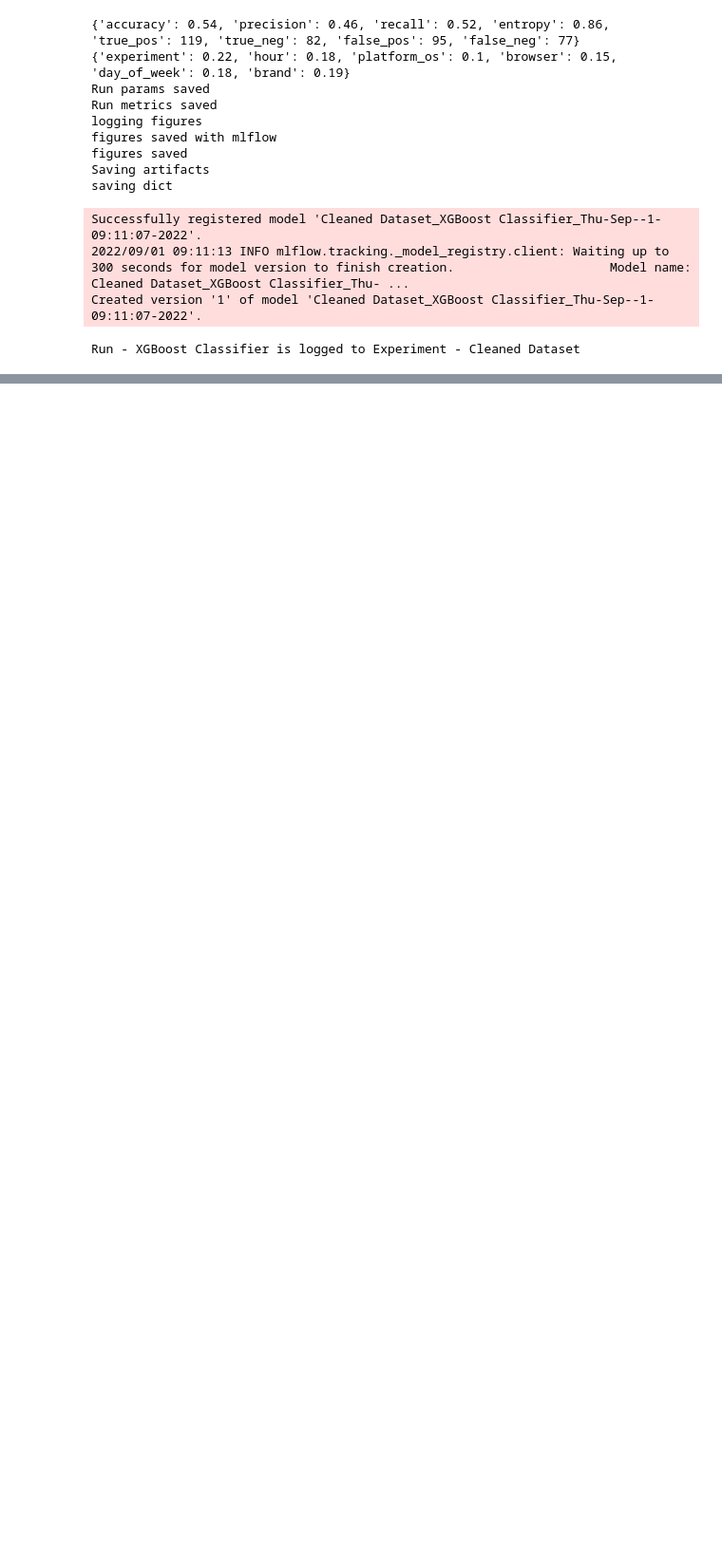
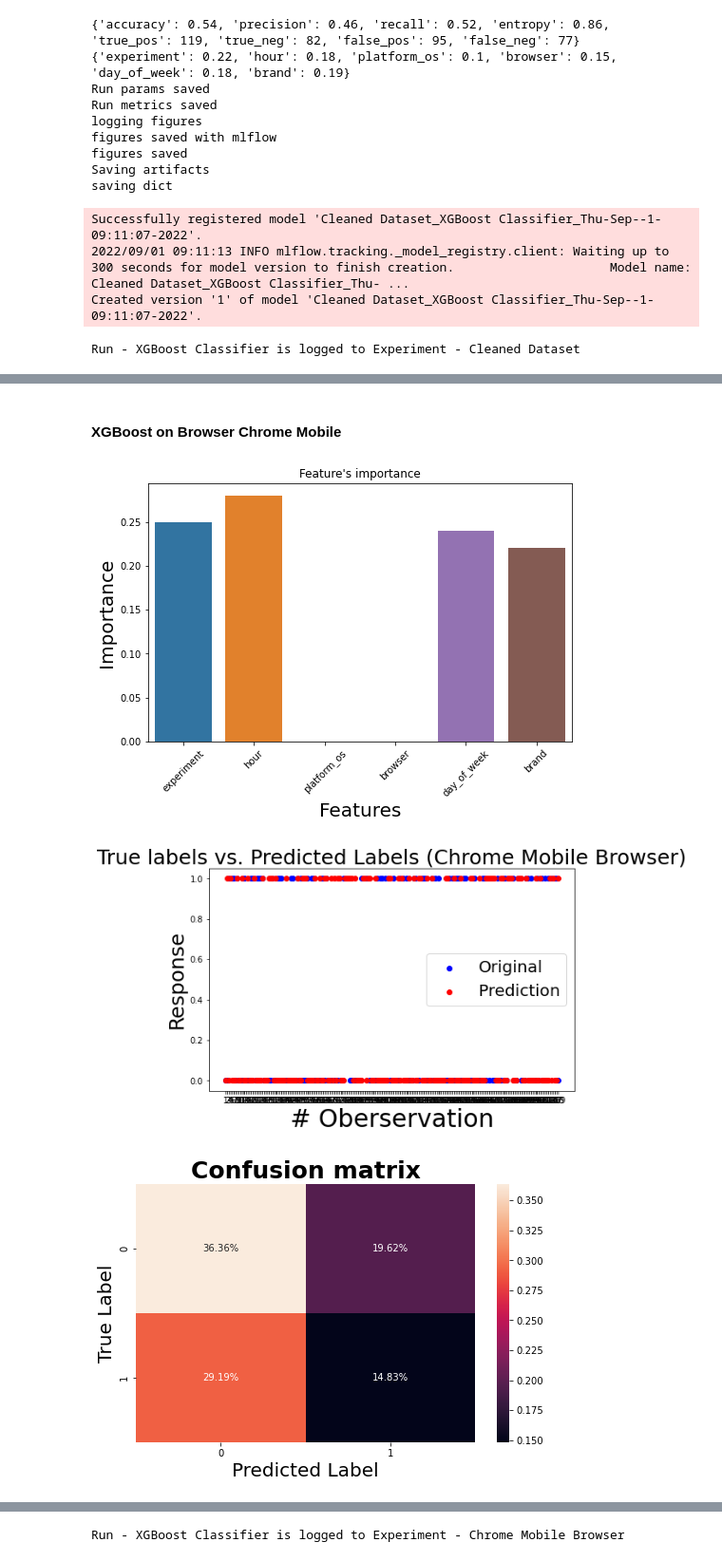
Before and after one commit to YasabnehT/A-B-Hypothesis-Testing, a Jupyter notebook: notebooks/AB testing ML.ipynb, the cells around one changed output, grey strips where cells are left out. Shown at 95% size. Cells and saved outputs as stored; diff of their text form; code cells hidden in the pictures; blank space fills up the shorter version.

```diff
--- a/notebooks/AB testing ML.ipynb
+++ b/notebooks/AB testing ML.ipynb
@@ -120,0 +205,12 @@ Run - XGBoost Classifier is logged to Experiment - Cleaned Dataset
+# %% [markdown]
+#### XGBoost on Browser Chrome Mobile
+# %%
+model = XGBClassifier()
+run_train_pipeline(model, X, y,
+                experiment_name='Chrome Mobile Browser',
+                run_name='XGBoost Classifier')
+mlflow.end_run()
+# %% [output]
+[figure, added]
+[figure, added]
+[figure, added]
@@ -120,0 +229 @@ Run - XGBoost Classifier is logged to Experiment - Cleaned Dataset
+Run - XGBoost Classifier is logged to Experiment - Chrome Mobile Browser
```
Also changed, not shown: parts of 10 cells of this notebook, 31 other files.
